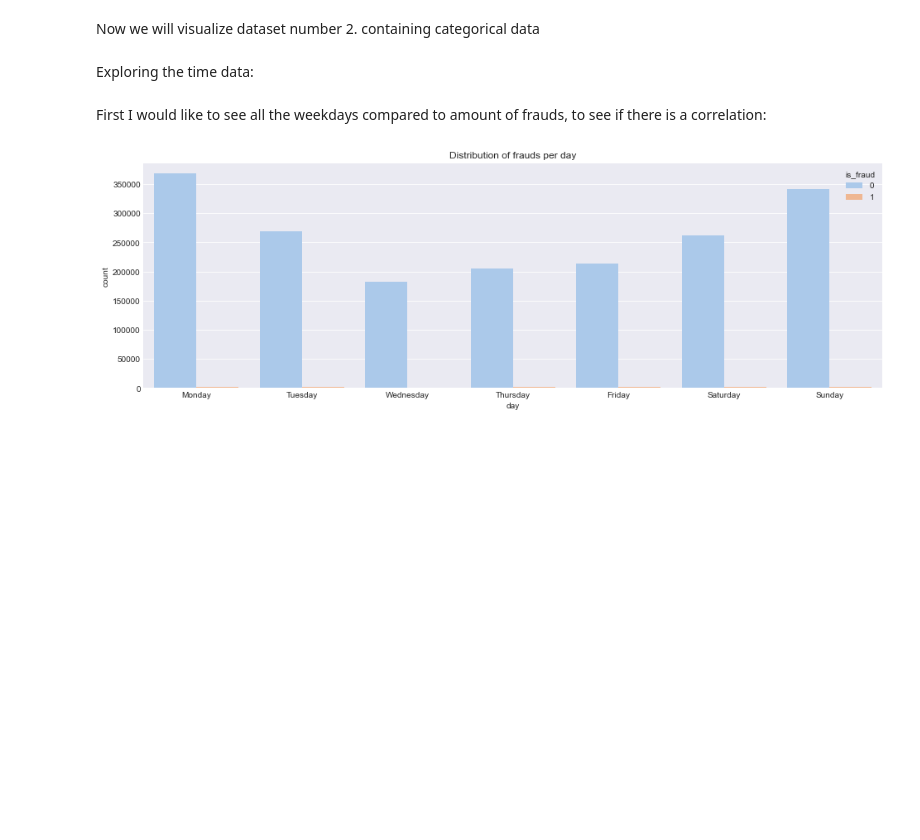
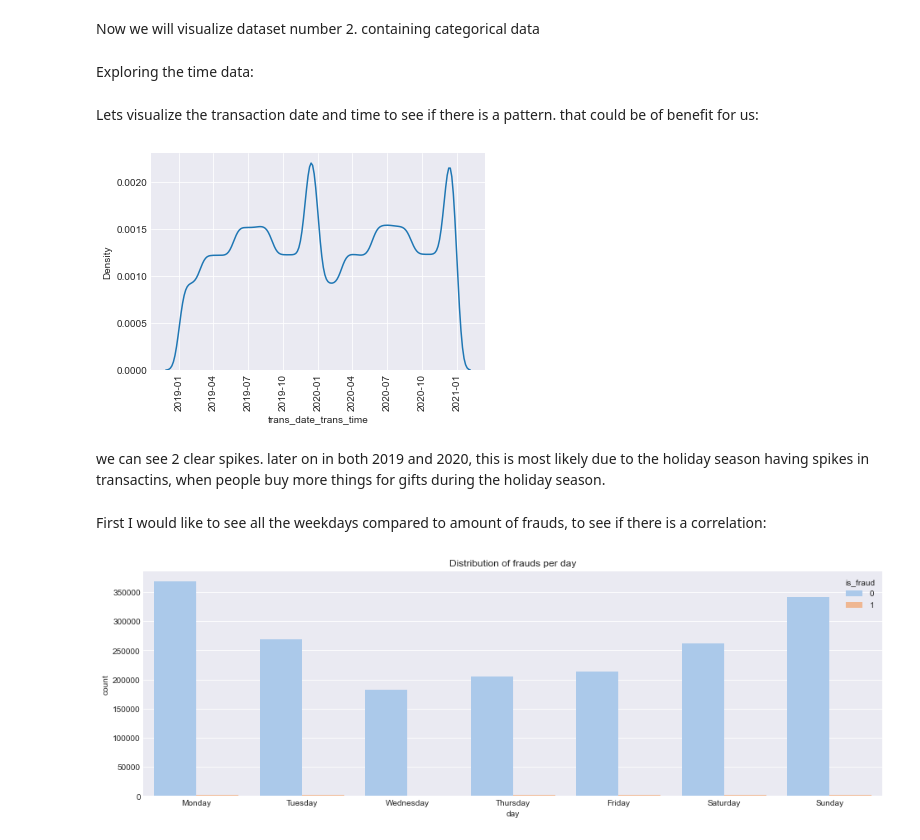
Before and after one commit to AviMegin/AI, a Jupyter notebook: Open program - Credit card fraud - Megin van Herk.ipynb, the cells around one changed output. Cells and saved outputs as stored; diff of their text form; code cells hidden in the pictures; blank space fills up the shorter version.

```diff
--- a/Open program - Credit card fraude - Megin van Herk.ipynb
+++ b/Open program - Credit card fraud - Megin van Herk.ipynb
@@ -476,6 +476,17 @@ In this distribution graph we can see that there are allot of outliers. As previ
 Now we will visualize dataset number 2. containing categorical data
 # %% [markdown]
 Exploring the time data:
+# %% [markdown]
+Lets visualize the transaction date and time to see if there is a pattern. that could be of benefit for us:
+# %%
+# let's analyze the the date when maximum frauds have happened
+sns.kdeplot(cat.trans_date_trans_time)
+plt.xticks(rotation = 90)
+plt.show()
+# %% [output]
+[figure, added]
+# %% [markdown]
+we can see 2 clear spikes. later on in both 2019 and 2020, this is most likely due to the holiday season having spikes in transactins, when people buy more things for gifts during the holiday season.
 # %% [markdown]
 First I would like to see all the weekdays compared to amount of frauds, to see if there is a correlation:
 # %%
```
Also changed, not shown: parts of 11 cells of this notebook.
